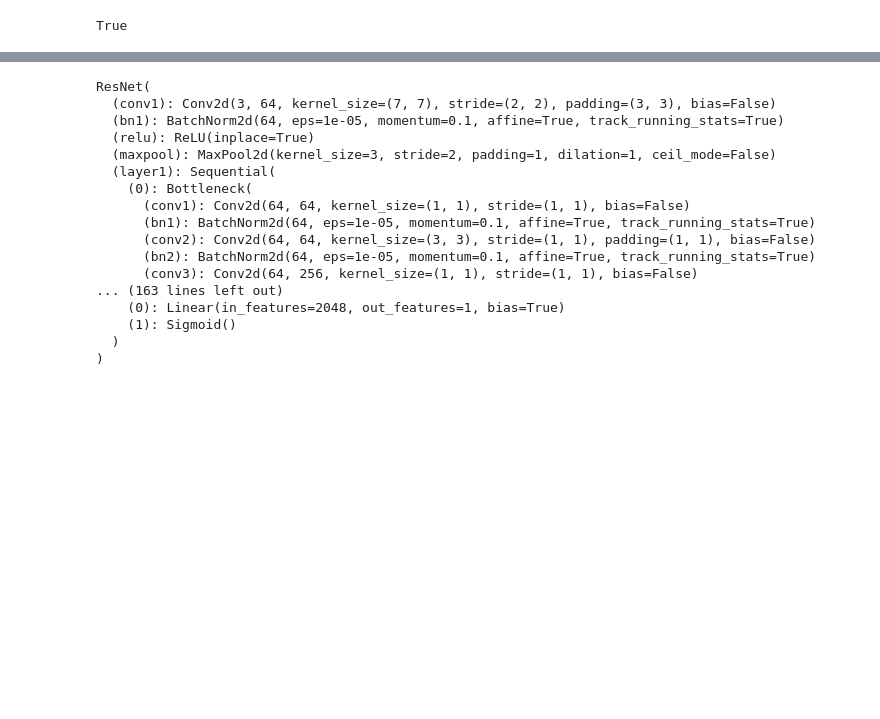
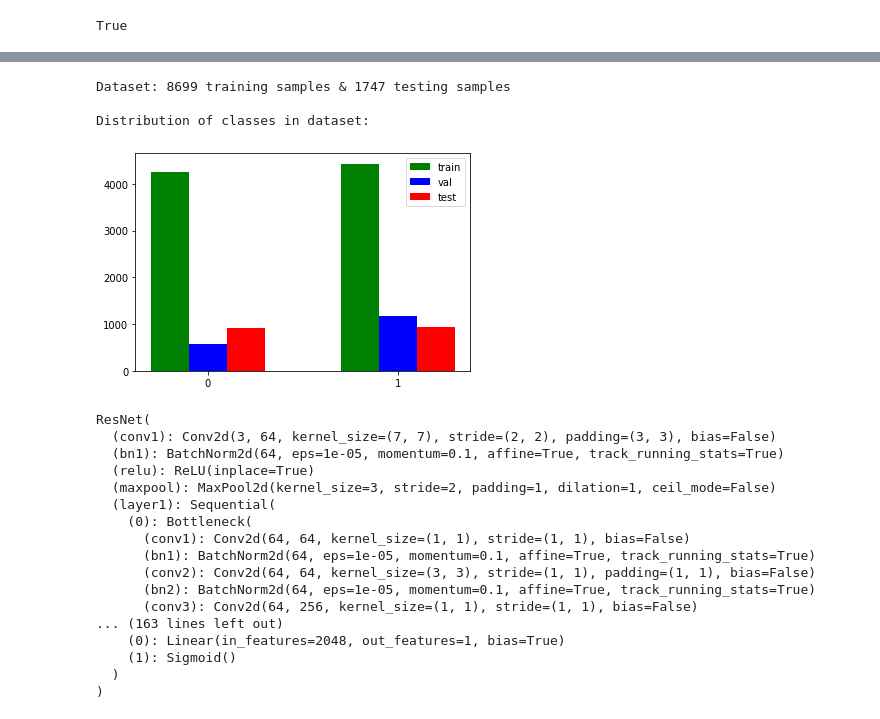
Before and after one commit to rubyegging/hello-world, a Jupyter notebook: classify_gallbladder.ipynb, the cells around one changed output, grey strips where cells are left out. Cells and saved outputs as stored; diff of their text form; code cells hidden in the pictures; blank space fills up the shorter version.

```diff
--- a/classify_gallbladder.ipynb
+++ b/classify_gallbladder.ipynb
@@ -219,0 +263,16 @@ print(f' Total number of samples in train set: {total_nr_of_samples}')
+# %%
+total = 0
+counter_dict3 = {0: 0, 1: 0} #2: 0, 3: 0, 4: 0
+for i in range(lapchol_test.__len__()):
+    sample = lapchol_test.__getitem__(i)
+    label = sample[1].numpy()
+    counter_dict3[int(label)] += 1
+    total += 1
+
+print(counter_dict3)
+
+for i in counter_dict3:
+    print(f"{i}: {counter_dict3[i] / total * 100}")
+
+total_nr_of_samples = lapchol_test.__len__()
+print(f' Total number of samples in test set: {total_nr_of_samples}')
@@ -220,3 +319,24 @@ print(f' Total number of samples in train set: {total_nr_of_samples}')
+# %%
+import matplotlib.pyplot as plt
+
+print('Dataset: %d training samples & %d testing samples\n' % (lapchol_train.__len__(), lapchol_val.__len__()))
+
+print('Distribution of classes in dataset:')
+X = np.arange(len(counter_dict))
+Y = np.arange(len(counter_dict2))
+Z = np.arange(len(counter_dict3))
+fig, ax = plt.subplots()
+ax.bar(X-0.2, counter_dict.values(), width=0.2, color='g',align='center',label='train')
+ax.bar(Y, counter_dict2.values(), width=0.2, color='b',align='center',label='val')
+ax.bar(Z+0.2, counter_dict3.values(), width=0.2, color='r',align='center',label='test')
+ax.legend()
+plt.xticks(X, counter_dict.keys())
+plt.show()
+# %% [output]
+Dataset: 8699 training samples & 1747 testing samples
+
+Distribution of classes in dataset:
+[figure, added]
 # %%
 device = torch.device("cuda:0" if torch.cuda.is_available() else "cpu")
 model = resnet50(pretrained=True)
```
Also changed, not shown: parts of 19 cells of this notebook.
